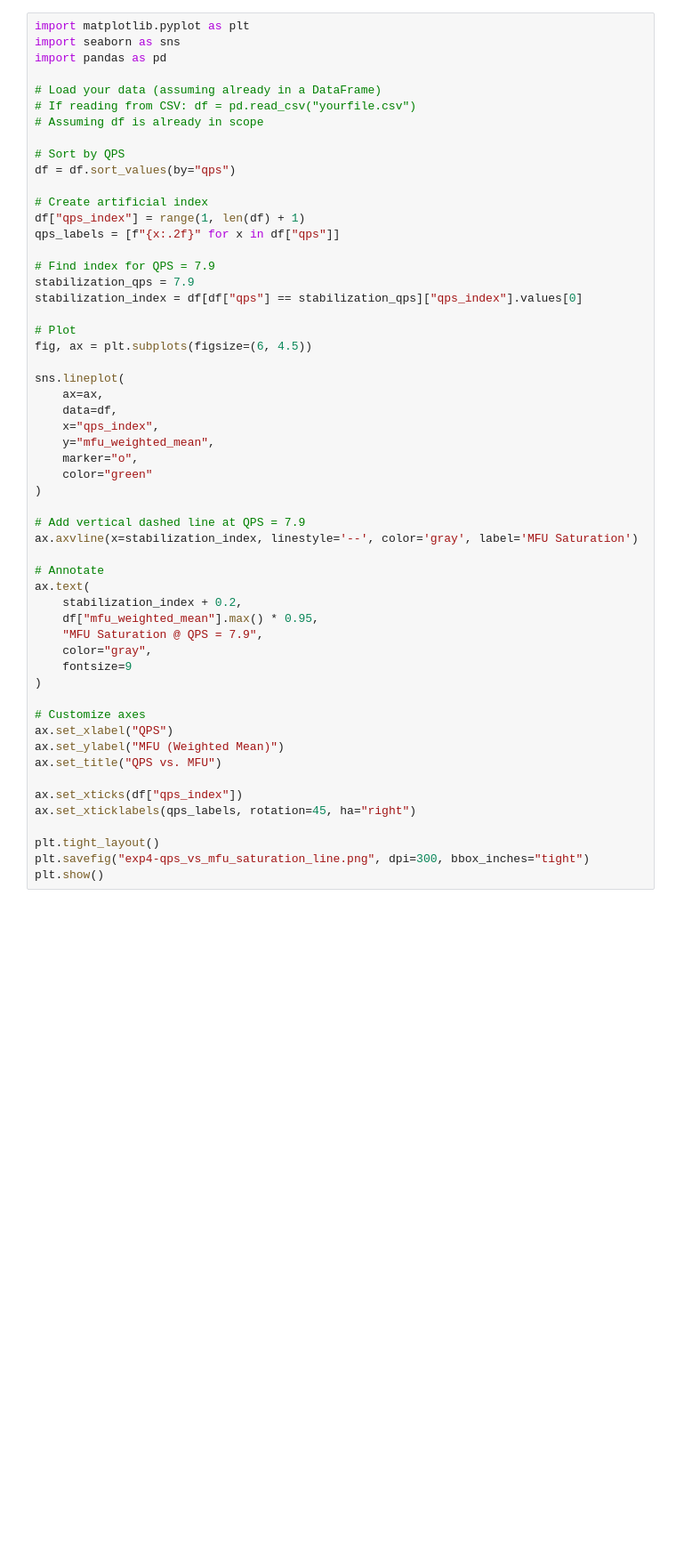
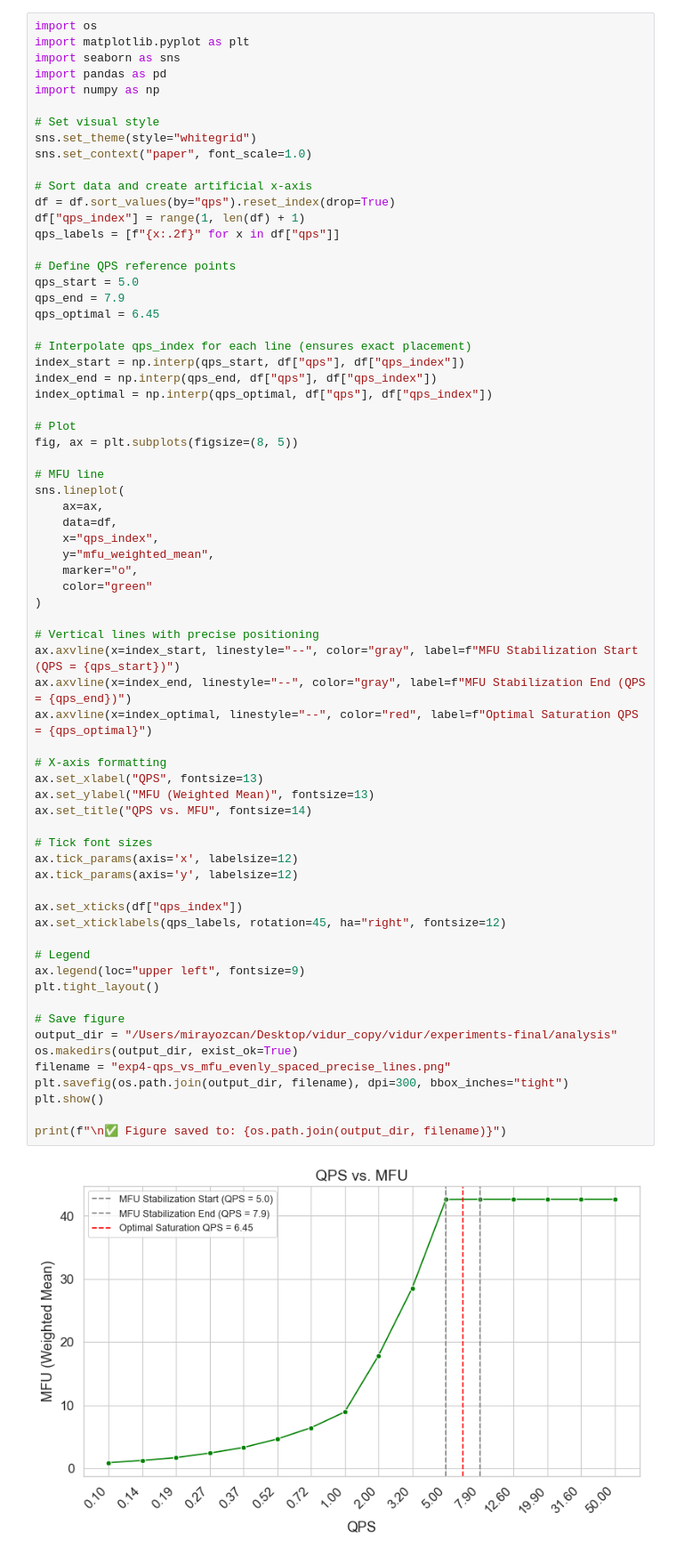
Before and after one commit to ozcanmiraay/vidur-energy, a Jupyter notebook: experiments-final/analysis/exp4-qps-power-energy.ipynb, the cells around one changed output. Shown: that part at 89% size. Cells and saved outputs as stored; diff of their text form; blank space fills up the shorter version.

```diff
--- a/experiments-final/analysis/exp4-qps-power-energy.ipynb
+++ b/experiments-final/analysis/exp4-qps-power-energy.ipynb
@@ -257,58 +255,72 @@ fig.update_layout(
 # Show interactive plot
 fig.show()
 # %%
+import os
 import matplotlib.pyplot as plt
 import seaborn as sns
 import pandas as pd
+import numpy as np
 
-# Load your data (assuming already in a DataFrame)
-# If reading from CSV: df = pd.read_csv("yourfile.csv")
-# Assuming df is already in scope
+# Set visual style
+sns.set_theme(style="whitegrid")
+sns.set_context("paper", font_scale=1.0)
 
-# Sort by QPS
-df = df.sort_values(by="qps")
-
-# Create artificial index
+# Sort data and create artificial x-axis
+df = df.sort_values(by="qps").reset_index(drop=True)
 df["qps_index"] = range(1, len(df) + 1)
 qps_labels = [f"{x:.2f}" for x in df["qps"]]
 
-# Find index for QPS = 7.9
-stabilization_qps = 7.9
-stabilization_index = df[df["qps"] == stabilization_qps]["qps_index"].values[0]
+# Define QPS reference points
+qps_start = 5.0
+qps_end = 7.9
+qps_optimal = 6.45
+
+# Interpolate qps_index for each line (ensures exact placement)
+index_start = np.interp(qps_start, df["qps"], df["qps_index"])
+index_end = np.interp(qps_end, df["qps"], df["qps_index"])
+index_optimal = np.interp(qps_optimal, df["qps"], df["qps_index"])
 
 # Plot
-fig, ax = plt.subplots(figsize=(6, 4.5))
+fig, ax = plt.subplots(figsize=(8, 5))
 
+# MFU line
 sns.lineplot(
     ax=ax,
     data=df,
     x="qps_index",
     y="mfu_weighted_mean",
     marker="o",
     color="green"
 )
 
-# Add vertical dashed line at QPS = 7.9
-ax.axvline(x=stabilization_index, linestyle='--', color='gray', label='MFU Saturation')
+# Vertical lines with precise positioning
+ax.axvline(x=index_start, linestyle="--", color="gray", label=f"MFU Stabilization Start (QPS = {qps_start})")
+ax.axvline(x=index_end, linestyle="--", color="gray", label=f"MFU Stabilization End (QPS = {qps_end})")
+ax.axvline(x=index_optimal, linestyle="--", color="red", label=f"Optimal Saturation QPS = {qps_optimal}")
 
-# Annotate
-ax.text(
-    stabilization_index + 0.2,
-    df["mfu_weighted_mean"].max() * 0.95,
-    "MFU Saturation @ QPS = 7.9",
-    color="gray",
-    fontsize=9
-)
+# X-axis formatting
+ax.set_xlabel("QPS", fontsize=13)
+ax.set_ylabel("MFU (Weighted Mean)", fontsize=13)
+ax.set_title("QPS vs. MFU", fontsize=14)
 
-# Customize axes
-ax.set_xlabel("QPS")
-ax.set_ylabel("MFU (Weighted Mean)")
-ax.set_title("QPS vs. MFU")
+# Tick font sizes
+ax.tick_params(axis='x', labelsize=12)
+ax.tick_params(axis='y', labelsize=12)
 
 ax.set_xticks(df["qps_index"])
-ax.set_xticklabels(qps_labels, rotation=45, ha="right")
+ax.set_xticklabels(qps_labels, rotation=45, ha="right", fontsize=12)
 
+# Legend
+ax.legend(loc="upper left", fontsize=9)
 plt.tight_layout()
-plt.savefig("exp4-qps_vs_mfu_saturation_line.png", dpi=300, bbox_inches="tight")
+
+# Save figure
+output_dir = "/Users/mirayozcan/Desktop/vidur_copy/vidur/experiments-final/analysis"
+os.makedirs(output_dir, exist_ok=True)
+filename = "exp4-qps_vs_mfu_evenly_spaced_precise_lines.png"
+plt.savefig(os.path.join(output_dir, filename), dpi=300, bbox_inches="tight")
 plt.show()
+
+print(f"\n✅ Figure saved to: {os.path.join(output_dir, filename)}")
 # %% [output]
+[figure, new version]
```
Also changed, not shown: parts of 4 cells of this notebook, 2 other files.
